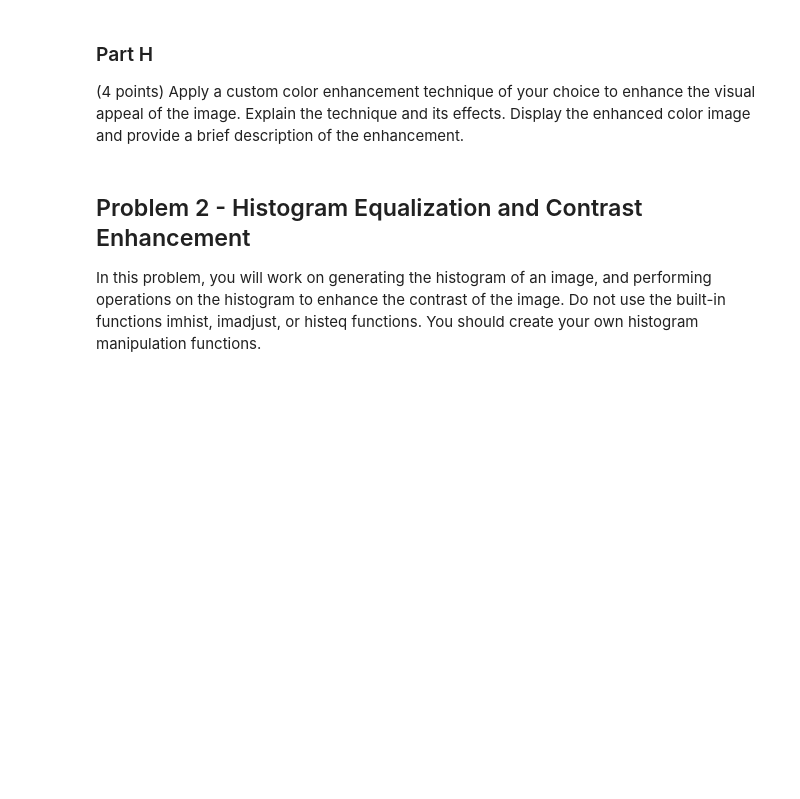
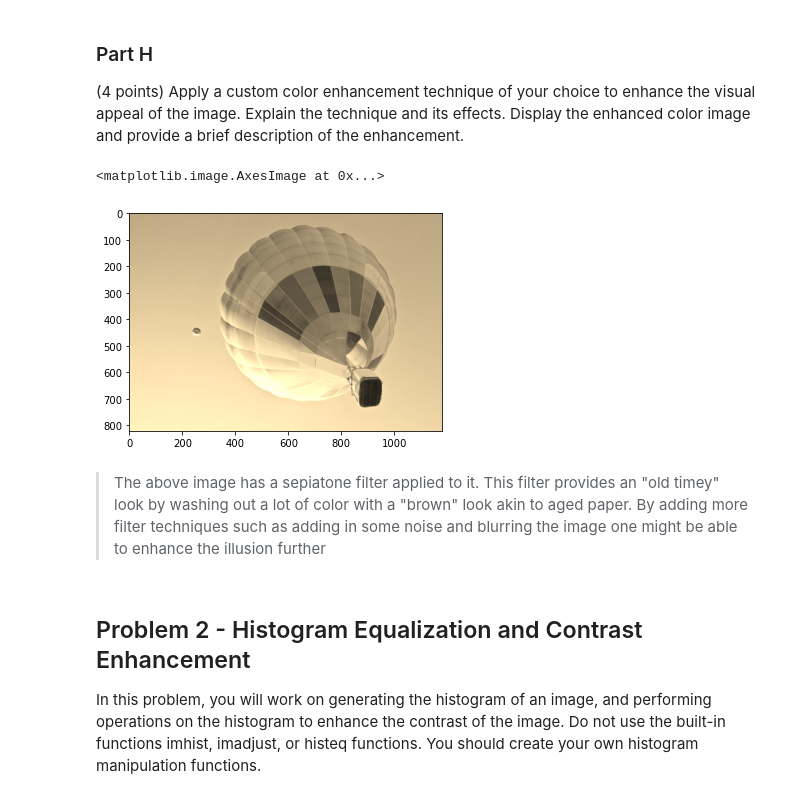
Before and after one commit to JacksonPaull/fa2023, a Jupyter notebook: Image Processing/Homework 1/hw1.ipynb, the cells around one changed output. Saved outputs shown, nothing was run; the diff lists cells and outputs as text; code cells hidden in the pictures; blank space fills up the shorter version.

```diff
--- a/Image Processing/Homework 1/hw1.ipynb
+++ b/Image Processing/Homework 1/hw1.ipynb
@@ -230,3 +228,16 @@ color image and provide a brief description of the enhancement.
+# %%
+# apply a sepia filter
+
+w = np.array([[0.393, 0.349, 0.272],
+                [0.769, 0.686, 0.534],
+                [0.189, 0.168, 0.131]])
+f = np.clip(np.matmul(balloons, w), 0, 255)
+plt.imshow(f / 255)
+# %% [output]
+<matplotlib.image.AxesImage at 0x...>
+[figure, added]
+# %% [markdown]
+> The above image has a sepiatone filter applied to it. This filter provides an "old timey" look by washing out a lot of color with a "brown" look akin to aged paper. By adding more filter techniques such as adding in some noise and blurring the image one might be able to enhance the illusion further
 # %% [markdown]
 ## Problem 2 - Histogram Equalization and Contrast Enhancement
 
```
Also changed, not shown: parts of 14 cells of this notebook, 3 other files.
